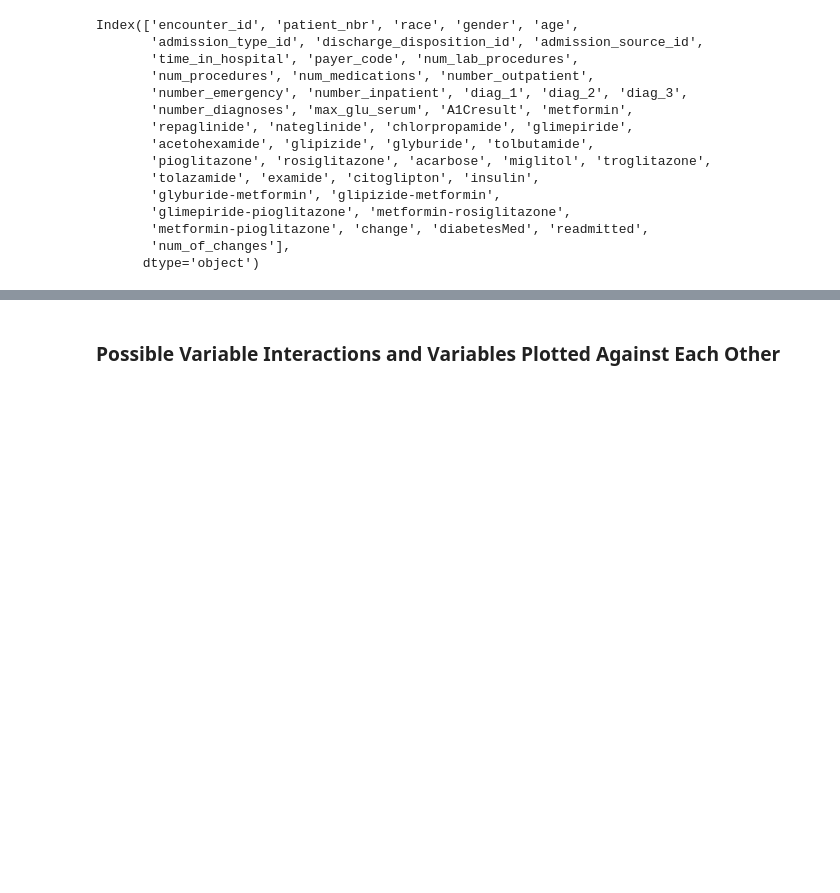
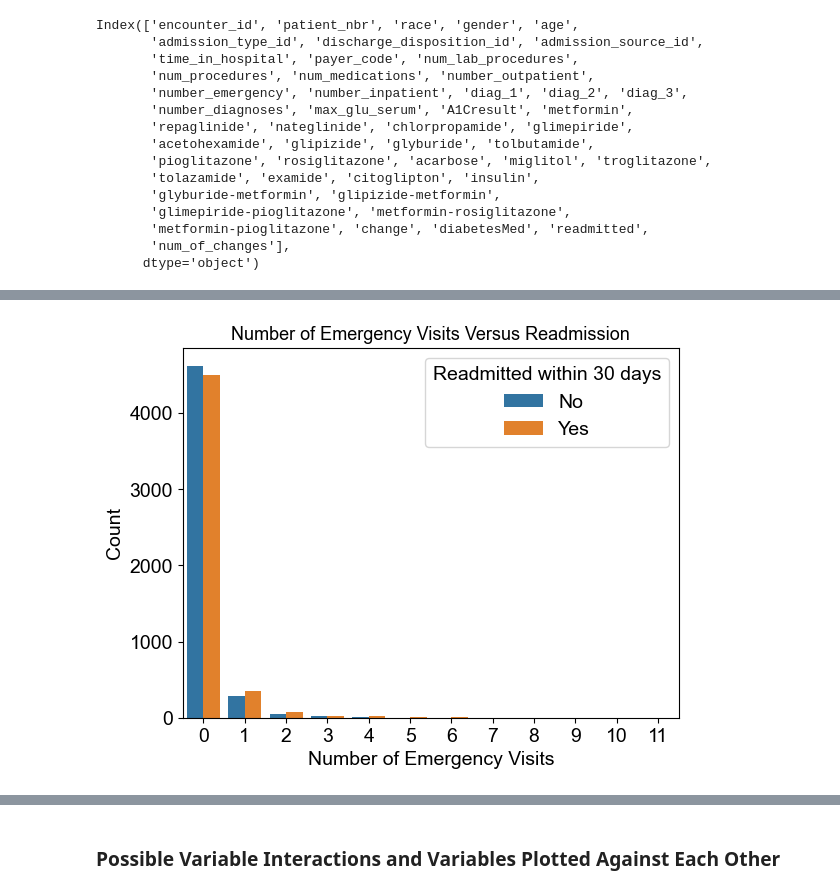
Before and after one commit to AnastasiaKWei/Saturn, a Jupyter notebook: KEH_LTW_Finalized_Modeling.ipynb, the cells around one changed output, grey strips where cells are left out. Saved outputs shown, nothing was run; the diff lists cells and outputs as text; code cells hidden in the pictures; blank space fills up the shorter version.

```diff
--- a/KEH_LTW_Finalized_Modeling.ipynb
+++ b/KEH_LTW_Finalized_Modeling.ipynb
@@ -159,3 +176,18 @@ plt.xlabel('Time Spent in Hospital During Initial Stay')
+# %%
+# Emergency visits
+d = train1.number_emergency.unique()
+d.sort()
+d_sort = np.array(d).tolist()
+
+emergencyplt = sns.countplot(x = 'number_emergency', hue = "readmitted", data = train1, order = d_sort)
+plt.title('Number of Emergency Visits Versus Readmission', size = 13)
+emergencyplt.legend(title = 'Readmitted within 30 days', labels = ('No', 'Yes'))
+plt.ylabel('Count')
+plt.xlabel('Number of Emergency Visits')
+
+# plt.savefig("num_emergency_vs_readmissions.png", dpi=300)
+# %% [output]
+[figure, added]
 # %%
 # Num of changes
 d = train1.num_of_changes.unique()
```
Also changed, not shown: parts of 10 cells of this notebook, 6 other files.
